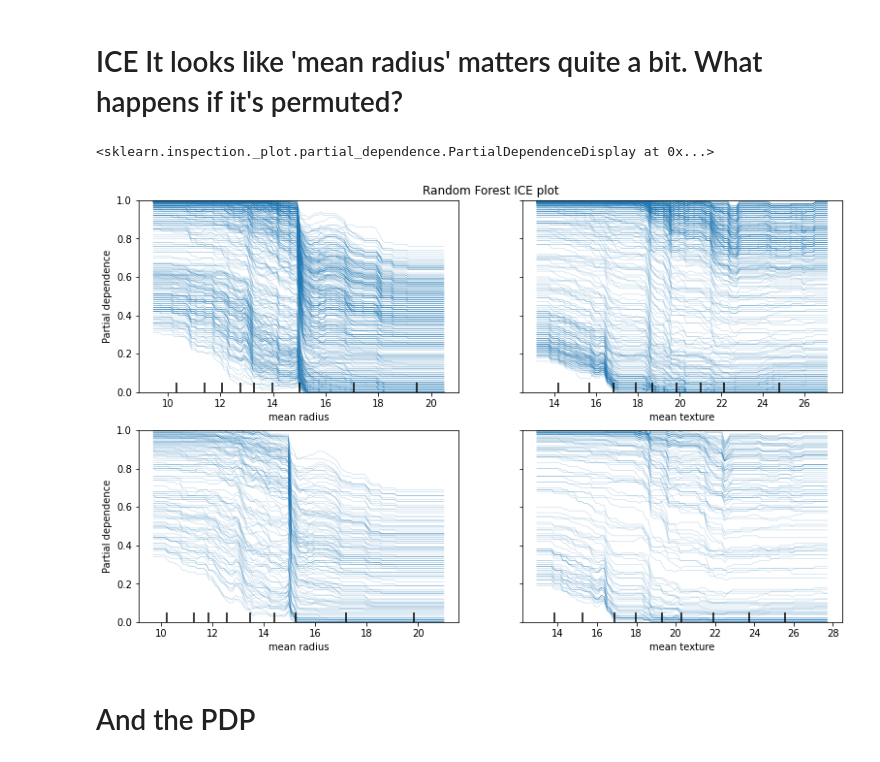
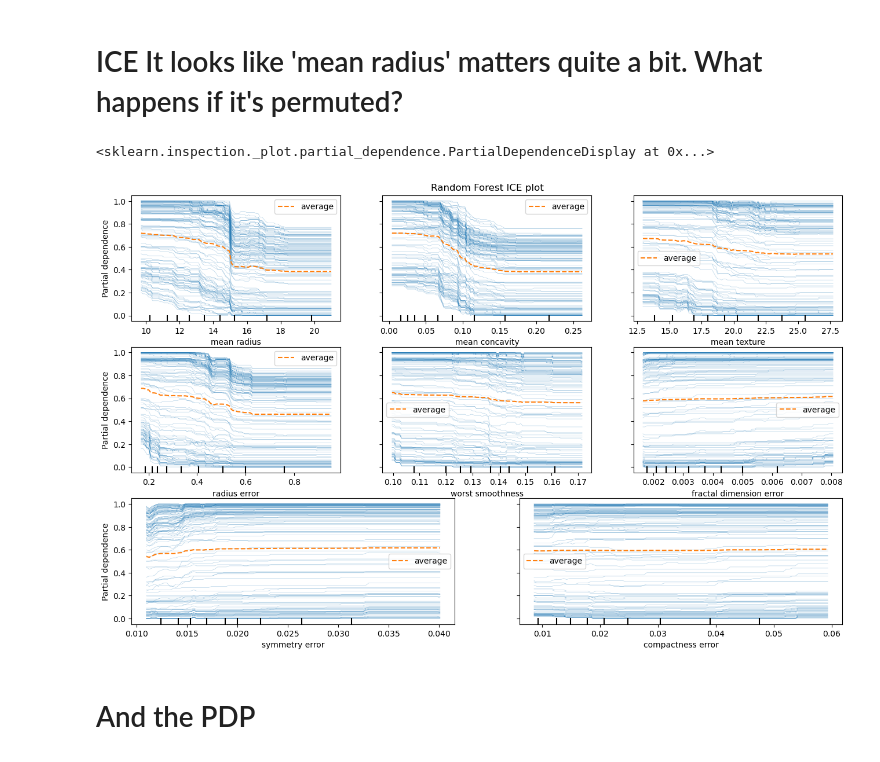
Before and after one commit to CNUClasses/DATA301_CODE, a Jupyter notebook: week_11/11_1_BreastCancer_Classification_questions.ipynb, the cells around one changed output. Drawn from its saved outputs; the diff is of its cells as text; code cells hidden in the pictures.

```diff
--- a/week_11/11_1_BreastCancer_Classification_questions.ipynb
+++ b/week_11/11_1_BreastCancer_Classification_questions.ipynb
@@ -48,11 +83,12 @@ Correlations interfere with calculating importance.  For instance, if you have 2
 corr = df.corr(method='spearman').abs()
 
 # Select upper triangle of correlation matrix
-upper = corr.where(np.triu(np.ones(corr.shape), k=1).astype(np.bool))
+upper = corr.where(np.triu(np.ones(corr.shape), k=1).astype(bool))
 
 #BTW how do you choose a threshold here? If you vary this from .98 to .65 you will see a decrease and then increase in model accuracy.
 # Find index of feature columns with correlation greater than 0.95
-to_drop = [column for column in upper.columns if any(upper[column] > 0.7)]
+to_drop = [column for column in upper.columns if any(upper[column] > 0.90)]
 print(f'Dropping {to_drop}')
 df=df.drop(columns=to_drop)
+to_drop=[]
 # %% [output]
@@ -78,17 +109,0 @@ sns.heatmap(corr, annot=True);
-# %%
-from sklearn.model_selection import StratifiedKFold
-from sklearn.feature_selection import RFECV
-from sklearn.ensemble import RandomForestClassifier
-
-min_features_to_select = 5  # Minimum number of features to consider
-clf = RandomForestClassifier(n_estimators=100, random_state=42)
-
-rfecv = RFECV(
-    estimator=clf,
-    step=1,
-    cv=StratifiedKFold(2),
-    min_features_to_select=min_features_to_select,
-)
-rfecv.fit(df, y)
-
-print("Optimal number of features : %d" % rfecv.n_features_)
@@ -97,2 +109,0 @@ Optimal number of features : 10
-# %%
-df=df.loc[:,rfecv.support_]
@@ -113,3 +117,6 @@ X_train, X_test, y_train, y_test = train_test_split(df, y, random_state=42)
+# %%
+X_train.drop(columns=to_drop,inplace=True)
+X_test.drop(columns=to_drop,inplace=True)
 # %% [markdown]
 # Train a model
 # %%
@@ -158,15 +190,19 @@ _=ax.set_ylim((0, len(tree_indices)))
 # %% [markdown]
 # ICE It looks like 'mean radius' matters quite a bit.  What happens if it's permuted?
 # %%
-fig, (ax,ax1) = plt.subplots(2,1,figsize=(13, 8))
-ax.set_title("Random Forest ICE plot")
+fig, ax = plt.subplots(3,1,figsize=(13, 8))
+fig.tight_layout()
+# ax[0]
+ax[0].set_title("Random Forest ICE plot")
 from sklearn.inspection import PartialDependenceDisplay
 
-PartialDependenceDisplay.from_estimator(clf, X_train, features=[0,1],kind='individual', ax=ax)
-PartialDependenceDisplay.from_estimator(clf, X_test, features=[0,1],kind='individual', ax=ax1)
+# PartialDependenceDisplay.from_estimator(clf, X_train, features=['mean radius', 'mean concavity','mean texture'],kind='both', ax=ax)
+PartialDependenceDisplay.from_estimator(clf, X_test, features=['mean radius', 'mean concavity','mean texture'],kind='both', ax=ax[0])
+PartialDependenceDisplay.from_estimator(clf, X_test, features=['radius error','worst smoothness', 'fractal dimension error'],kind='both', ax=ax[1])
+PartialDependenceDisplay.from_estimator(clf, X_test, features=['symmetry error', 'compactness error'],kind='both', ax=ax[2])
 # %% [output]
 <sklearn.inspection._plot.partial_dependence.PartialDependenceDisplay at 0x...>
-[figure, old version]
+[figure, new version]
 # %% [markdown]
 # And the PDP
 # %%
```
Also changed, not shown: parts of 23 cells of this notebook, 1 other file.
